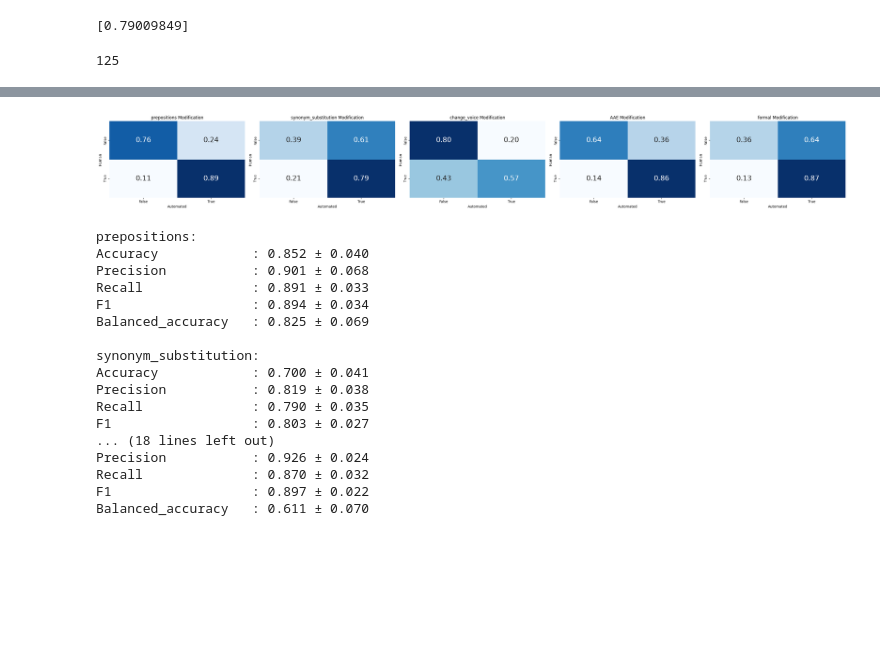
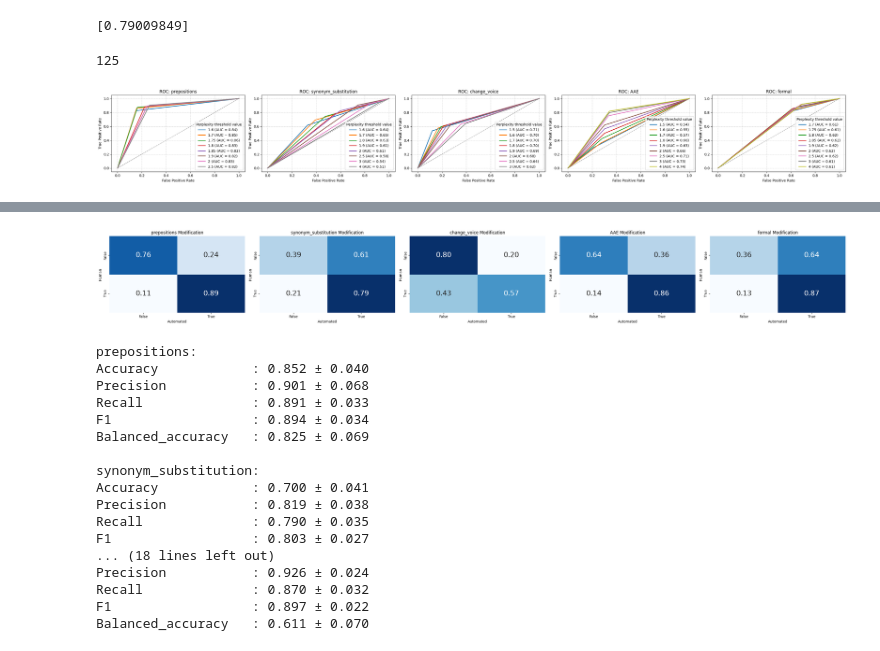
Before and after one commit to bekahma/augment_framework, a Jupyter notebook: notebooks/annotation_analysis.ipynb, the cells around one changed output, grey strips where cells are left out. Cells and saved outputs as stored; diff of their text form; code cells hidden in the pictures; blank space fills up the shorter version.

```diff
--- a/notebooks/annotation_analysis.ipynb
+++ b/notebooks/annotation_analysis.ipynb
@@ -303,0 +332,14 @@ def check_for_voice_changes(row):
+# %%
+# Prepositions features
+all_annotated_df["lemma_match"] = all_annotated_df.apply(compare_lemmas, axis=1)
+all_annotated_df["stem_match"] = all_annotated_df.apply(compare_stems, axis=1)
+
+# Synonym substitution similarity
+all_annotated_df["seq_matcher_ratio"] = all_annotated_df.apply(lambda r: seq_matcher(r["original"], r["raw_answer"]), axis=1)
+all_annotated_df["jac_pos_sim"] = all_annotated_df.apply(lambda r: jac_pos_sim(r["original"], r["raw_answer"]), axis=1)
+
+# Passive voice changes
+all_annotated_df["voice_change"] = all_annotated_df.apply(check_for_voice_changes, axis=1)
+
+# Synonym cosine similarity (optional, heavy!)
+all_annotated_df["syn_cosine"] = all_annotated_df.apply(syn_cosine, axis=1)
@@ -303,0 +522,21 @@ def check_for_voice_changes(row):
+# %%
+# Ablation Study for Perplexity Threshold Across Modification Types
+modifications_ppl = ['prepositions', 'synonym_substitution', 'change_voice', 'AAE', 'formal']
+values_modif={"prepositions": [1.6, 1.7, 1.75, 1.8, 1.85, 1.9, 2, 2.5],
+             "synonym_substitution": [1.6, 1.7, 1.8, 1.9, 2, 2.5, 3, 4],
+              "change_voice": [1.5, 1.6, 1.7, 1.8, 1.9, 2, 2.5, 3],
+              "AAE": [1.5, 1.6, 1.7, 1.8, 1.9, 2, 2.5, 3, 4],
+              "formal": [1.7, 1.75, 1.8, 1.85, 1.9, 2, 2.5, 3, 4]
+             }
+
+# Set up the plot grid (one row per modification type)
+fig, axes = plt.subplots(1, len(modifications_ppl), figsize=(6 * len(modifications_ppl), 4))
+
+for ax, modification in zip(axes, modifications_ppl):
+    plot_ablation_roc(ax, all_annotated_df, mod_type=modification, threshold_name="perplexity", values=values_modif[modification])
+
+#fig.suptitle("Ablation Study: Perplexity Threshold Across Modification Types", fontsize=16, y=1.02)
+plt.tight_layout()
+plt.show()
+# %% [output]
+[figure, added]
```
Also changed, not shown: parts of 23 cells of this notebook, 1 other file.
